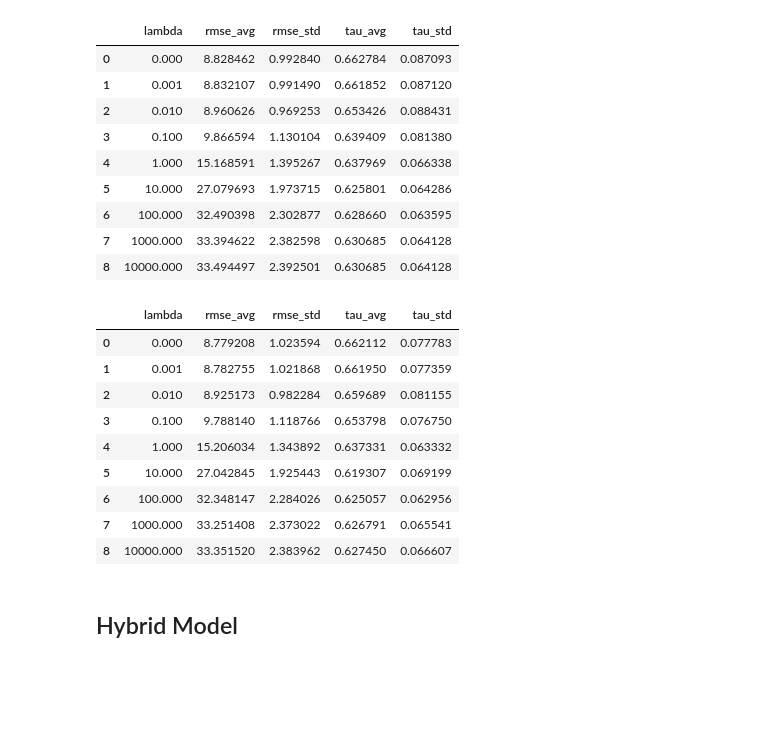
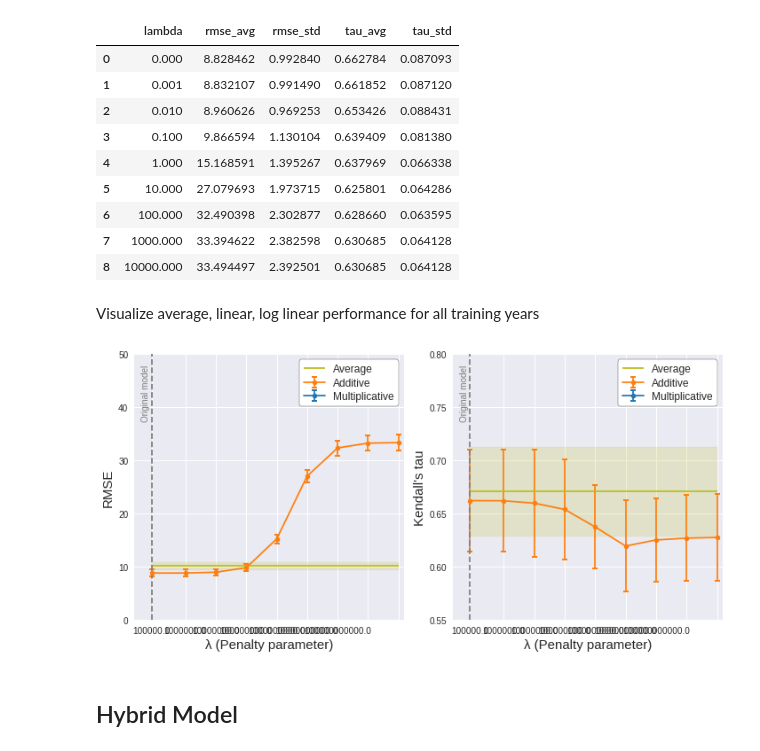
Before and after one commit to khanhnguyendata/skate_predict, a Jupyter notebook: analysis.ipynb, the cells around one changed output. Drawn from its saved outputs; the diff is of its cells as text; code cells hidden in the pictures; blank space fills up the shorter version.

Commit message:
Plot comparison avg, add, mul for all 10 years

```diff
--- a/analysis.ipynb
+++ b/analysis.ipynb
@@ -702,7 +703,7 @@ class Linear(Model):
 
         self.predict_season_scores(season_scores)
 # %%
-linear = Linear()
+linear = Linear(lambda_reg=0)
 linear_train_eval = linear.evaluate_over_years(train_years, season_train, world_train)
 linear_train_eval
 # %% [output]
@@ -1085,19 +1086,66 @@ log_linear_lambda_df
 | 6 | 100.000 | 32.490398 | 2.302877 | 0.628660 | 0.063595 |
 | 7 | 1000.000 | 33.394622 | 2.382598 | 0.630685 | 0.064128 |
 | 8 | 10000.000 | 33.494497 | 2.392501 | 0.630685 | 0.064128 |
-# %%
-linear_lambda_df
-# %% [output]
-|  | lambda | rmse_avg | rmse_std | tau_avg | tau_std |
-| 0 | 0.000 | 8.779208 | 1.023594 | 0.662112 | 0.077783 |
-| 1 | 0.001 | 8.782755 | 1.021868 | 0.661950 | 0.077359 |
-| 2 | 0.010 | 8.925173 | 0.982284 | 0.659689 | 0.081155 |
-| 3 | 0.100 | 9.788140 | 1.118766 | 0.653798 | 0.076750 |
-| 4 | 1.000 | 15.206034 | 1.343892 | 0.637331 | 0.063332 |
-| 5 | 10.000 | 27.042845 | 1.925443 | 0.619307 | 0.069199 |
-| 6 | 100.000 | 32.348147 | 2.284026 | 0.625057 | 0.062956 |
-| 7 | 1000.000 | 33.251408 | 2.373022 | 0.626791 | 0.065541 |
-| 8 | 10000.000 | 33.351520 | 2.383962 | 0.627450 | 0.066607 |
+# %% [markdown]
+Visualize average, linear, log linear performance for all training years
+# %%
+avg_rmse_mean, avg_rmse_std = avg_train_eval['rmse'].mean(), avg_train_eval['rmse'].std()
+avg_tau_mean, avg_tau_std = avg_train_eval['tau'].mean(), avg_train_eval['tau'].std()
+# %%
+fig, (ax1, ax2) = plt.subplots(1, 2, figsize=(10, 5))
+alpha = 1.96/sqrt(10)
+
+errorbar_opts = {'markeredgewidth': 2, 'capsize': 3}
+custom_opts = legend_opts.copy()
+custom_opts['labelspacing'] = 0.3
+custom_opts['loc'] = 'upper right'
+
+ax1.errorbar(linear_lambda_df['lambda'], linear_lambda_df['rmse_avg'], yerr=alpha*linear_lambda_df['rmse_std'],
+           fmt='.-', color='tab:orange', label='Additive', **errorbar_opts)
+ax1.errorbar(log_linear_lambda_df['lambda'], log_linear_lambda_df['rmse_avg'], yerr=alpha*log_linear_lambda_df['rmse_std'],
+           fmt='.-', color='tab:blue', label='Multiplicative', **errorbar_opts)
+
+ax1.axvline(0, ls='--', color='tab:gray')
+ax1.text(-0.0003, 48, s='Original model', verticalalignment='top', rotation=90, fontsize=10, color='tab:gray')
+ax1.hlines(avg_rmse_mean, 0, 10000, color='tab:olive', label='Average')
+ax1.fill_between([0, 10000], [avg_rmse_mean - alpha*avg_rmse_std]*2, [avg_rmse_mean + alpha*avg_rmse_std]*2,
+                 alpha=0.2, color='tab:olive')
+ax1.legend(**custom_opts)
+
+ax1.set_xlabel('λ (Penalty parameter)', fontsize=15)
+ax1.set_xscale('symlog', linthreshx=0.001)
+ax1.set_xlim(-0.0005, 15000)
+ax1.set_xticklabels(lambda_values)
+
+ax1.set_ylim(0, 50)
+ax1.set_ylabel('RMSE', fontsize=15)
+
+ax2.errorbar(linear_lambda_df['lambda'], linear_lambda_df['tau_avg'], yerr=alpha*linear_lambda_df['tau_std'],
+           fmt='.-', color='tab:orange', label='Additive', **errorbar_opts)
+ax2.errorbar(log_linear_lambda_df['lambda'], log_linear_lambda_df['tau_avg'], yerr=alpha*log_linear_lambda_df['tau_std'],
+           fmt='.-', color='tab:blue', label='Multiplicative', **errorbar_opts)
+
+ax2.hlines(avg_tau_mean, 0, 10000, color='tab:olive', label='Average')
+ax2.fill_between([0, 10000], [avg_tau_mean - alpha*avg_tau_std]*2, [avg_tau_mean + alpha*avg_tau_std]*2,
+                 alpha=0.2, color='tab:olive')
+ax2.text(-0.0003, 0.80-0.25*2/50, s='Original model', verticalalignment='top', rotation=90, fontsize=10, color='tab:gray')
+ax2.axvline(0, ls='--', color='tab:gray')
+
+ax2_opts = legend_opts.copy()
+ax2_opts['labelspacing'] = 0.3
+ax2.legend(**custom_opts)
+
+ax2.set_xscale('symlog', linthreshx=0.001)
+ax2.set_xlim(-0.0005, 15000)
+ax2.set_xticklabels(lambda_values)
+ax2.set_xlabel('λ (Penalty parameter)', fontsize=15)
+ax2.set_ylim(0.55, 0.80)
+ax2.set_ylabel("Kendall's tau", fontsize=15)
+
+plt.tight_layout()
+plt.show()
+# %% [output]
+[figure, added]
 # %% [markdown]
 ## Hybrid Model
 # %%
```
Also changed, not shown: parts of 2 cells of this notebook.
